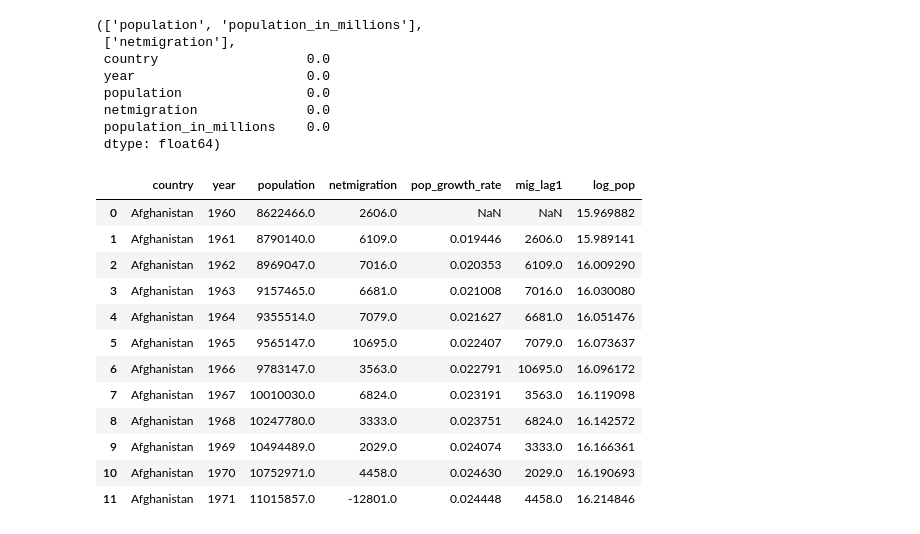
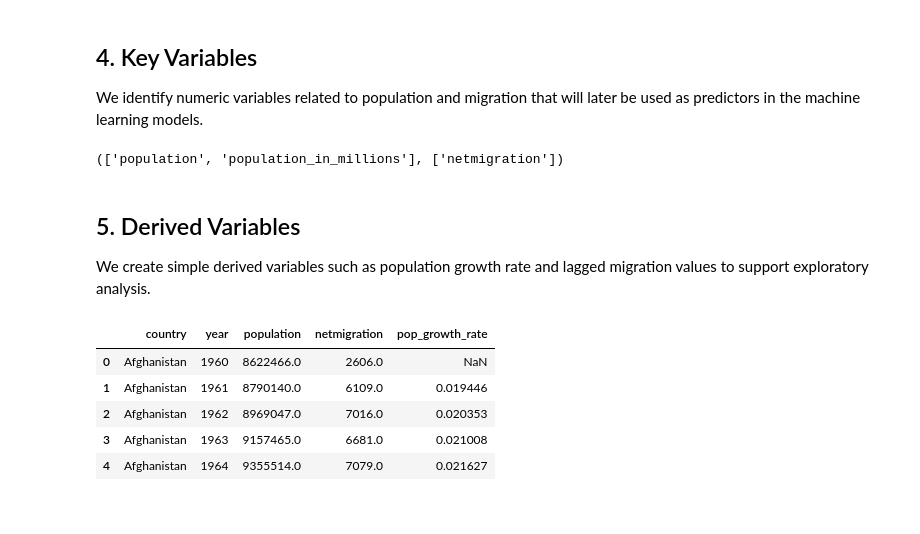
Before and after one commit to 3028Bikalpa/STATS201_project_Bikki, a Jupyter notebook: project_code.ipynb, the cells around one changed output. Saved outputs shown, nothing was run; the diff lists cells and outputs as text; code cells hidden in the pictures.

```diff
--- a/project_code.ipynb
+++ b/project_code.ipynb
@@ -14,0 +22,6 @@ df_raw.shape
+# %%
+# Load dataset from local directory
+df_raw = pd.read_csv("world_pop_mig_186_countries.csv")
+
+# Inspect dataset shape and first few rows
+df_raw.shape
@@ -15,19 +34,20 @@ df_raw.shape
 # %%
+# Standardize column names
 df = df_raw.copy()
 df.columns = [c.strip().lower().replace(" ", "_") for c in df.columns]
 
+# Identify country and year columns
 country_col = next((c for c in df.columns if "country" in c), None)
-year_col = "year" if "year" in df.columns else next((c for c in df.columns if "year" in c), None)
+year_col = "year"
 
-assert country_col is not None, "Set country_col manually."
-assert year_col is not None, "Set year_col manually."
-
+# Convert year to numeric and sort data
 df[year_col] = pd.to_numeric(df[year_col], errors="coerce")
 df = df.dropna(subset=[year_col])
 df[year_col] = df[year_col].astype(int)
 
 df = df.sort_values([country_col, year_col]).reset_index(drop=True)
-(df.head(), df[[country_col, year_col]].duplicated().sum(), (df[year_col].min(), df[year_col].max()), df[country_col].nunique())
+
+(df.head(), df[country_col].nunique(), df[year_col].min(), df[year_col].max())
 # %% [output]
 (       country  year  population  netmigration  population_in_millions
  0  Afghanistan  1960   8622466.0        2606.0                       8
@@ -41,42 +61,43 @@ df = df.sort_values([country_col, year_col]).reset_index(drop=True)
+# %% [markdown]
+## 4. Key Variables
+
+We identify numeric variables related to population and migration that will later be used as predictors in the machine learning models.
 # %%
+# Identify numeric columns
 numeric_cols = df.select_dtypes(include=[np.number]).columns.tolist()
-pop_candidates = [c for c in numeric_cols if ("pop" in c) or ("population" in c)]
-mig_candidates = [c for c in numeric_cols if ("mig" in c) or ("migration" in c)]
 
-(pop_candidates[:10], mig_candidates[:10], df.isna().mean().sort_values(ascending=False).head(15))
+# Identify population and migration-related variables
+pop_candidates = [c for c in numeric_cols if "pop" in c]
+mig_candidates = [c for c in numeric_cols if "mig" in c or "migration" in c]
+
+pop_candidates, mig_candidates
 # %% [output]
-(['population', 'population_in_millions'],
- ['netmigration'],
- country                   0.0
- year                      0.0
- population                0.0
- netmigration              0.0
- population_in_millions    0.0
- dtype: float64)
+(['population', 'population_in_millions'], ['netmigration'])
+# %% [markdown]
+## 5. Derived Variables
+
+We create simple derived variables such as population growth rate and lagged migration values to support exploratory analysis.
 # %%
-POP_COL = pop_candidates[0] if pop_candidates else None
-MIG_COL = mig_candidates[0] if mig_candidates else None
+POP_COL = pop_candidates[0]
+MIG_COL = mig_candidates[0]
 
-assert POP_COL is not None, "Set POP_COL manually."
-assert MIG_COL is not None, "Set MIG_COL manually."
+# Lagged population
+df["pop_lag1"] = df.groupby(country_col)[POP_COL].shift(1)
 
-df["pop_lag1"] = df.groupby(country_col)[POP_COL].shift(1)
+# Population growth rate
 df["pop_growth_rate"] = (df[POP_COL] - df["pop_lag1"]) / df["pop_lag1"]
+
+# Lagged migration
 df["mig_lag1"] = df.groupby(country_col)[MIG_COL].shift(1)
+
+# Log population for scale normalization
 df["log_pop"] = np.log(df[POP_COL].replace({0: np.nan}))
 
-df[[country_col, year_col, POP_COL, MIG_COL, "pop_growth_rate", "mig_lag1", "log_pop"]].head(12)
+df[[country_col, year_col, POP_COL, MIG_COL, "pop_growth_rate"]].head()
 # %% [output]
-|  | country | year | population | netmigration | pop_growth_rate | mig_lag1 | log_pop |
-| 0 | Afghanistan | 1960 | 8622466.0 | 2606.0 | NaN | NaN | 15.969882 |
-| 1 | Afghanistan | 1961 | 8790140.0 | 6109.0 | 0.019446 | 2606.0 | 15.989141 |
-| 2 | Afghanistan | 1962 | 8969047.0 | 7016.0 | 0.020353 | 6109.0 | 16.009290 |
-| 3 | Afghanistan | 1963 | 9157465.0 | 6681.0 | 0.021008 | 7016.0 | 16.030080 |
-| 4 | Afghanistan | 1964 | 9355514.0 | 7079.0 | 0.021627 | 6681.0 | 16.051476 |
-| 5 | Afghanistan | 1965 | 9565147.0 | 10695.0 | 0.022407 | 7079.0 | 16.073637 |
-| 6 | Afghanistan | 1966 | 9783147.0 | 3563.0 | 0.022791 | 10695.0 | 16.096172 |
-| 7 | Afghanistan | 1967 | 10010030.0 | 6824.0 | 0.023191 | 3563.0 | 16.119098 |
-| 8 | Afghanistan | 1968 | 10247780.0 | 3333.0 | 0.023751 | 6824.0 | 16.142572 |
-| 9 | Afghanistan | 1969 | 10494489.0 | 2029.0 | 0.024074 | 3333.0 | 16.166361 |
-| 10 | Afghanistan | 1970 | 10752971.0 | 4458.0 | 0.024630 | 2029.0 | 16.190693 |
-| 11 | Afghanistan | 1971 | 11015857.0 | -12801.0 | 0.024448 | 4458.0 | 16.214846 |
+|  | country | year | population | netmigration | pop_growth_rate |
+| 0 | Afghanistan | 1960 | 8622466.0 | 2606.0 | NaN |
+| 1 | Afghanistan | 1961 | 8790140.0 | 6109.0 | 0.019446 |
+| 2 | Afghanistan | 1962 | 8969047.0 | 7016.0 | 0.020353 |
+| 3 | Afghanistan | 1963 | 9157465.0 | 6681.0 | 0.021008 |
+| 4 | Afghanistan | 1964 | 9355514.0 | 7079.0 | 0.021627 |
```
Also changed, not shown: parts of 13 cells of this notebook, 2 other files.
